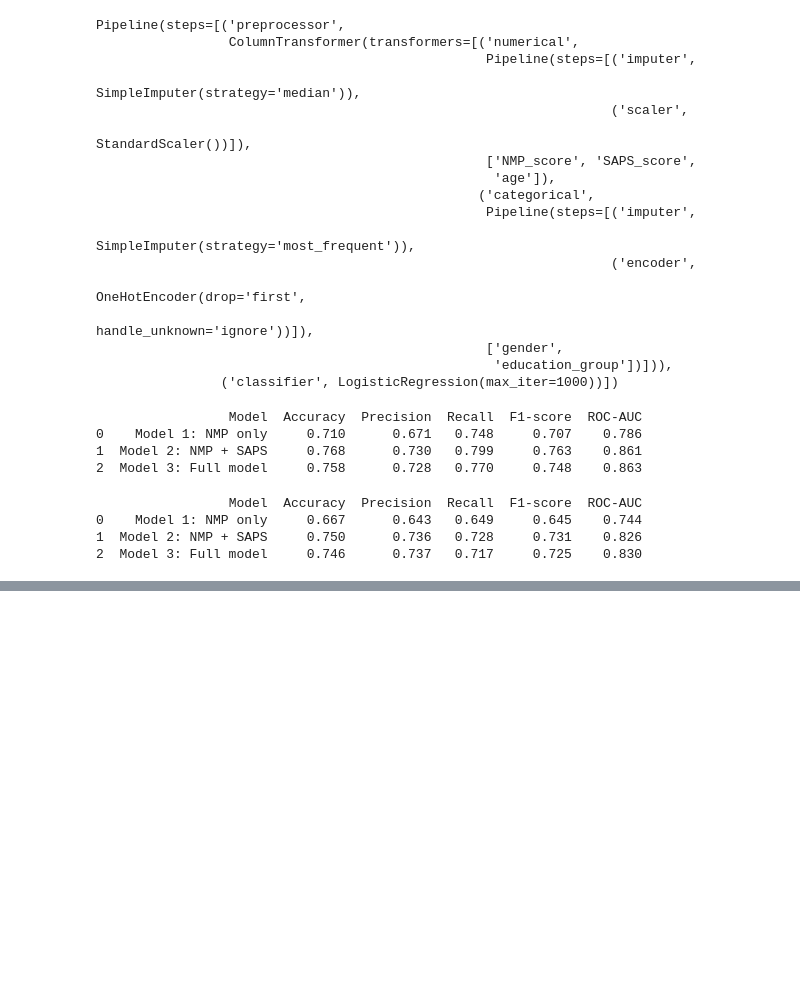
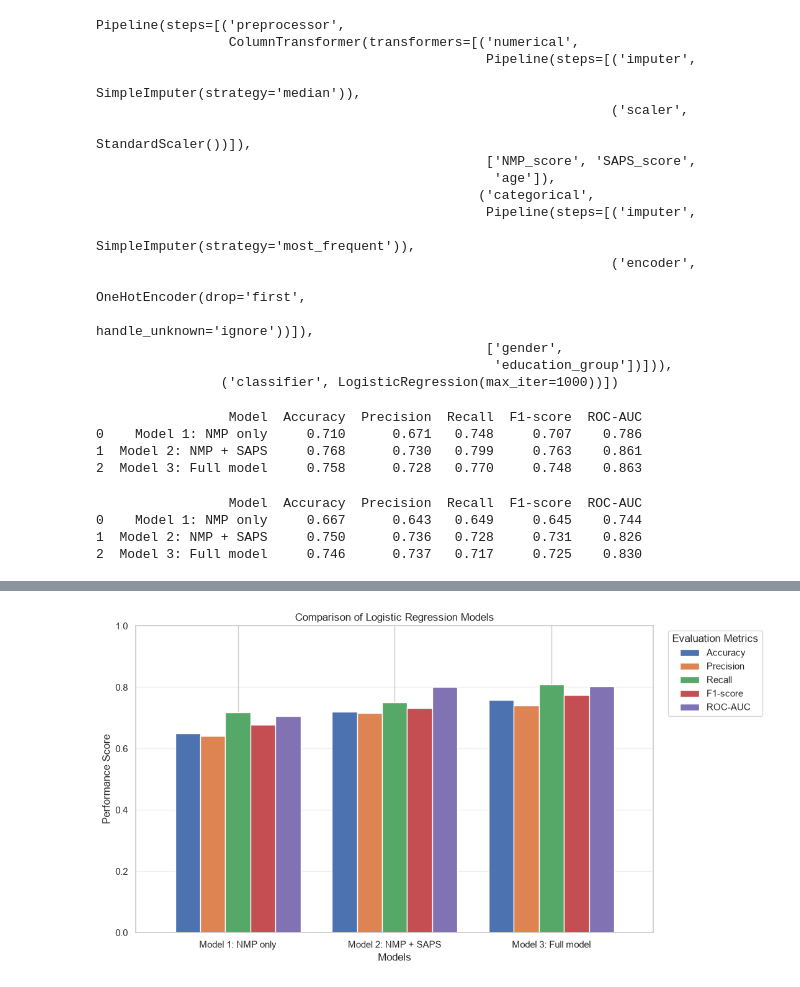
Before and after one commit to oluwapelumiolaniyan2-cmd/ProjectTemplate, a Jupyter notebook: notebooks/1_No.ipynb, the cells around one changed output, grey strips where cells are left out. Drawn from its saved outputs; the diff is of its cells as text; code cells hidden in the pictures; blank space fills up the shorter version.

```diff
--- a/notebooks/1_No.ipynb
+++ b/notebooks/1_No.ipynb
@@ -2497,0 +3840,12 @@ print(cv_results_df.round(3))
+# %%
+from sklearn.model_selection import train_test_split
+
+train_idx, test_idx = train_test_split(
+    df_clean.index,
+    test_size=0.20,
+    random_state=42
+)
+
+X1_train, X1_test = X1.loc[train_idx], X1.loc[test_idx]
+X2_train, X2_test = X2.loc[train_idx], X2.loc[test_idx]
+X3_train, X3_test = X3.loc[train_idx], X3.loc[test_idx]
@@ -2497,0 +3935,4 @@ print(cv_results_df.round(3))
+# %%
+model1.fit(X1_train, y_train)
+model2.fit(X2_train, y_train)
+model3.fit(X3_train, y_train)
@@ -2497,0 +4015,28 @@ print(cv_results_df.round(3))
+# %%
+import matplotlib.pyplot as plt
+import pandas as pd
+
+# Set model names as index
+plot_data = results_df.set_index("Model")
+
+# Select evaluation metrics
+metrics = ["Accuracy", "Precision", "Recall", "F1-score", "ROC-AUC"]
+
+# Create grouped bar chart
+plot_data[metrics].plot(
+    kind="bar",
+    figsize=(11, 6),
+    width=0.8
+)
+
+plt.title("Comparison of Logistic Regression Models")
+plt.xlabel("Models")
+plt.ylabel("Performance Score")
+plt.ylim(0, 1)
+plt.xticks(rotation=0)
+plt.legend(title="Evaluation Metrics", bbox_to_anchor=(1.02, 1))
+plt.grid(axis="y", alpha=0.3)
+plt.tight_layout()
+plt.show()
+# %% [output]
+[figure, added]
```
Also changed, not shown: parts of 87 cells of this notebook, 2 other files.
